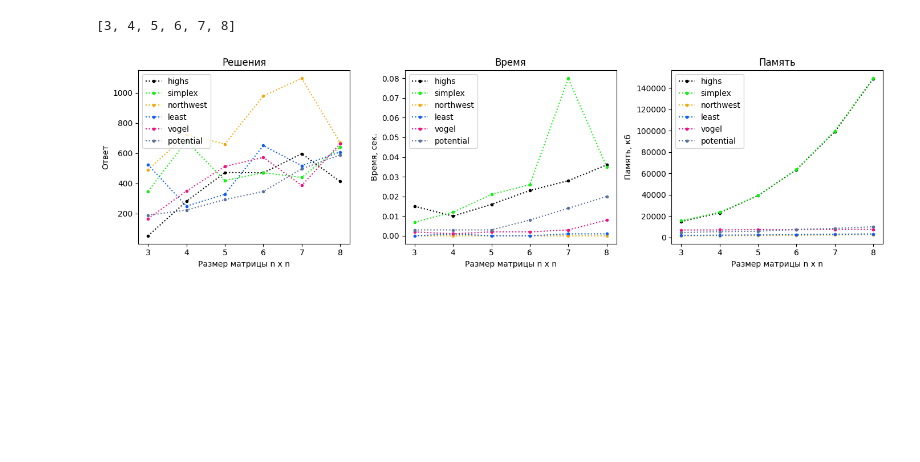
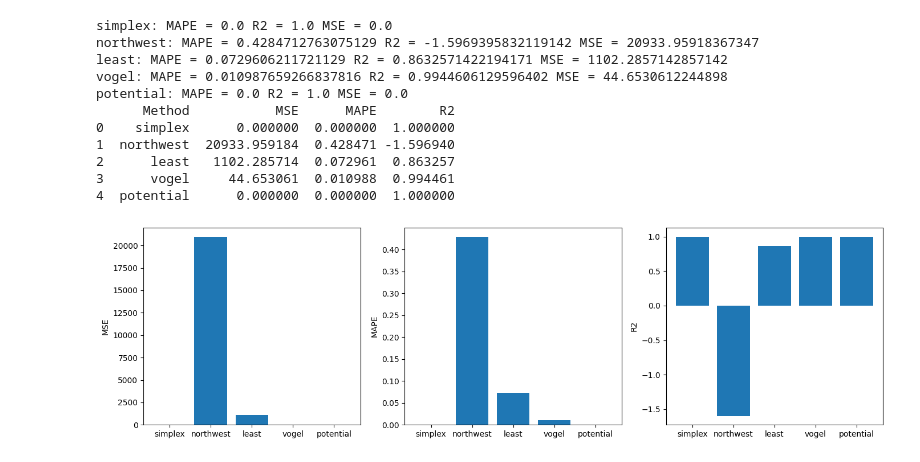
Before and after one commit to multifacs/transport-problem-new, a Jupyter notebook: plots.ipynb, the cells around one changed output. Drawn from its saved outputs; the diff is of its cells as text; code cells hidden in the pictures; blank space fills up the shorter version.

Commit message:
plots and scatters

```diff
--- a/plots.ipynb
+++ b/plots.ipynb
@@ -347,9 +481,10 @@ plot_all(results, verbose=True)
 # %%
 SIZE_START = 3
-SIZE_END = 10
+SIZE_END = 3
+TESTS = 50
 LOOPS = 1
-TESTS = 3
 
 results = run_all(SIZE_START, SIZE_END, TESTS, LOOPS)
+results
 # %% [output]
 function [solve] timeout [1 seconds] exceeded!
@@ -453,37 +509,15 @@ plot_all(x, results, "Номер теста")
-# %%
-SIZE_START = 3
-SIZE_END = 10
-LOOPS = 1
-
-results = dict(
-    highs=[],
-    simplex=[],
-    northwest=[],
-    least=[],
-    vogel=[],
-    potential=[]
-)
-
-x = []
-
-for size in range(SIZE_START, SIZE_END + 1):
-
-    try:
-        results["potential"].append(run_tests(potential_method, size, LOOPS, potential=True))
-        results["vogel"].append(run_tests(vogels_approximation_method, size, LOOPS))
-    except:
-        continue
-    x.append(size)
-    results["highs"].append(run_tests(simplex_method, size, LOOPS))
-    results["simplex"].append(run_tests(simplex_method, size, LOOPS))
-    results["northwest"].append(run_tests(northwest_corner_method, size, LOOPS))
-    results["least"].append(run_tests(least_cost_cell_method, size, LOOPS))
-
-    # print(results["simplex"][-1])
-
-print(x)
-
-plot_all(x, results)
-# %% [output]
-[3, 4, 5, 6, 7, 8]
-[figure, removed]
+# %%
+plot_errors(results)
+# %% [output]
+simplex: MAPE = 0.0 R2 = 1.0 MSE = 0.0
+northwest: MAPE = 0.4284712763075129 R2 = -1.5969395832119142 MSE = 20933.95918367347
+least: MAPE = 0.0729606211721129 R2 = 0.8632571422194171 MSE = 1102.2857142857142
+vogel: MAPE = 0.010987659266837816 R2 = 0.9944606129596402 MSE = 44.6530612244898
+potential: MAPE = 0.0 R2 = 1.0 MSE = 0.0
+      Method           MSE      MAPE        R2
+0    simplex      0.000000  0.000000  1.000000
+1  northwest  20933.959184  0.428471 -1.596940
+2      least   1102.285714  0.072961  0.863257
+3      vogel     44.653061  0.010988  0.994461
+4  potential      0.000000  0.000000  1.000000
+[figure, added]
```
Also changed, not shown: parts of 18 cells of this notebook.
